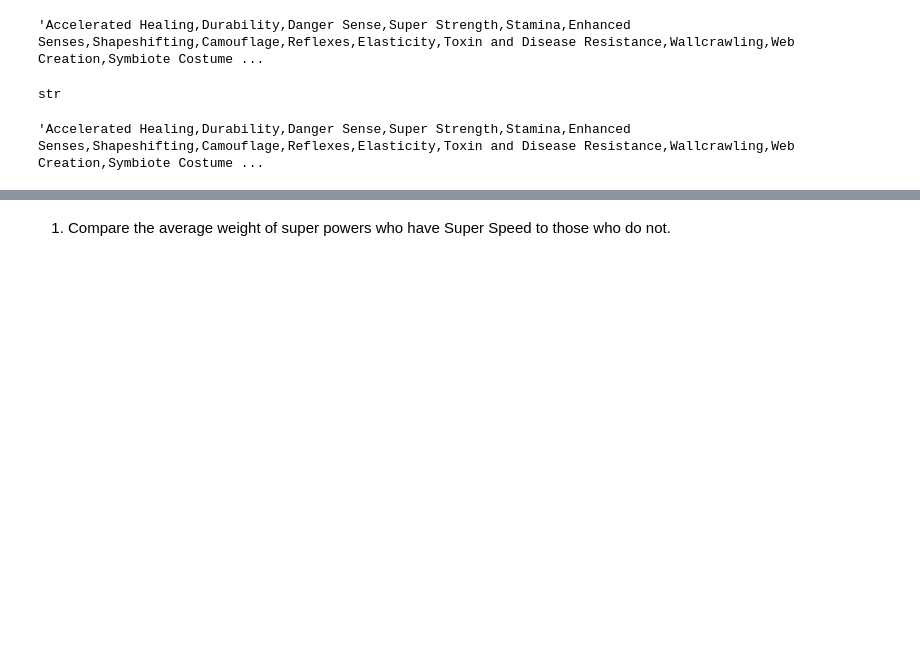
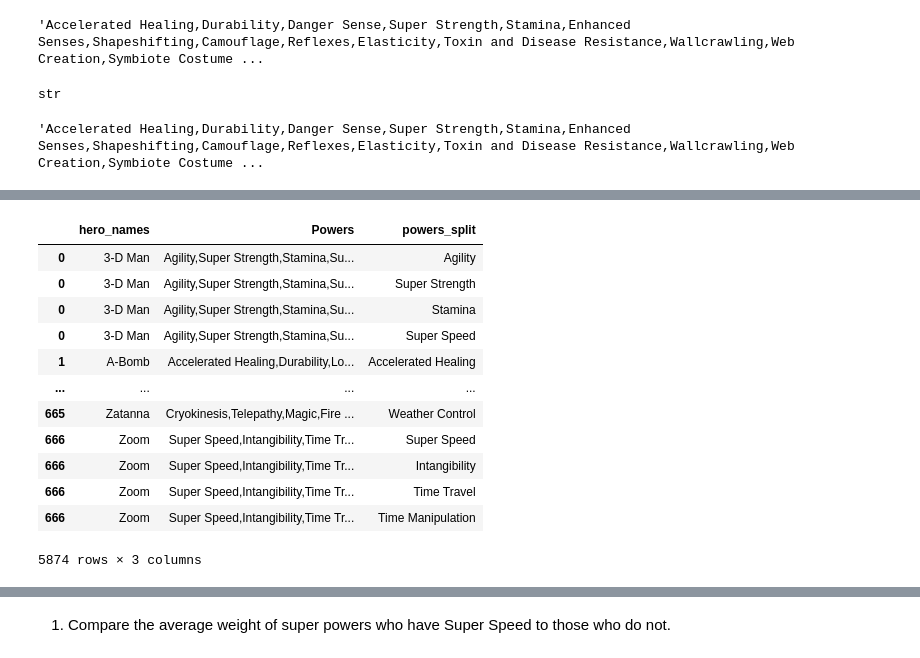
Before and after one commit to evelynmmartinez/Applying-Advanced-Transformations--Core-, a Jupyter notebook: Applying Advanced Transformations (Core).ipynb, the cells around one changed output, grey strips where cells are left out. Drawn from its saved outputs; the diff is of its cells as text; code cells hidden in the pictures; blank space fills up the shorter version.

```diff
--- a/Applying Advanced Transformations (Core).ipynb
+++ b/Applying Advanced Transformations (Core).ipynb
@@ -285,5 +285,4 @@ saved_test
 # %% [output]
 'Accelerated Healing,Durability,Danger Sense,Super Strength,Stamina,Enhanced Senses,Shapeshifting,Camouflage,Reflexes,Elasticity,Toxin and Disease Resistance,Wallcrawling,Web Creation,Symbiote Costume ...
 # %%
-json_array = json.dumps(saved_test.split(','))
-json_array
+superhero_powers['powers_split'] = superhero_powers['Powers'].str.split(',')
@@ -292,7 +288,0 @@ json_array
-# %%
-# Applying transformations to entire column
-# Create a new column where the single quotes are replaced with double quotes
-superhero_powers['Powers_split'] = superhero_powers['Powers_split'].str.replace("'", '"')
-# Apply json.loads to entire column
-superhero_powers['Powers_split'] = superhero_powers['Powers_split'].apply(json.loads)
-superhero_powers['Powers_split'].head()
@@ -303,5 +304,19 @@ superhero_powers['Powers_split'].value_counts()
 # %%
 # Converting transactions column into a one-hot-encoded column
-exploded = superhero_powers.explode('Powers_split')
-exploded[['hero_names', 'Powers', 'Powers_split']].head()
+exploded = superhero_powers.explode('powers_split')
+exploded
+# %% [output]
+|  | hero_names | Powers | powers_split |
+| 0 | 3-D Man | Agility,Super Strength,Stamina,Su... | Agility |
+| 0 | 3-D Man | Agility,Super Strength,Stamina,Su... | Super Strength |
+| 0 | 3-D Man | Agility,Super Strength,Stamina,Su... | Stamina |
+| 0 | 3-D Man | Agility,Super Strength,Stamina,Su... | Super Speed |
+| 1 | A-Bomb | Accelerated Healing,Durability,Lo... | Accelerated Healing |
+| ... | ... | ... | ... |
+| 665 | Zatanna | Cryokinesis,Telepathy,Magic,Fire ... | Weather Control |
+| 666 | Zoom | Super Speed,Intangibility,Time Tr... | Super Speed |
+| 666 | Zoom | Super Speed,Intangibility,Time Tr... | Intangibility |
+| 666 | Zoom | Super Speed,Intangibility,Time Tr... | Time Travel |
+| 666 | Zoom | Super Speed,Intangibility,Time Tr... | Time Manipulation |
+5874 rows × 3 columns
 # %%
```
Also changed, not shown: parts of 10 cells of this notebook.
